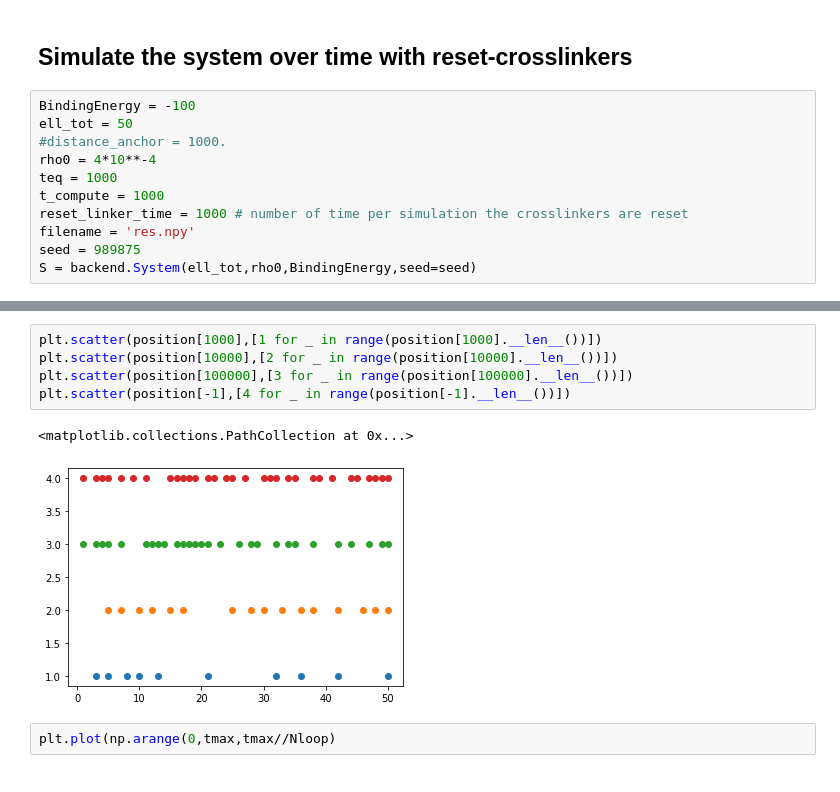
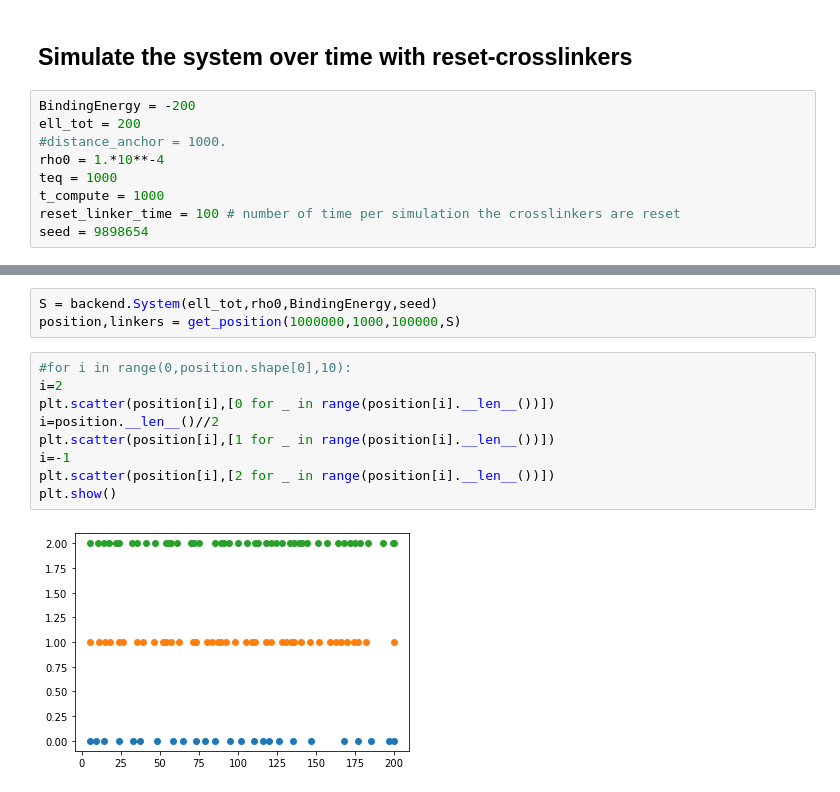
Before and after one commit to HugoLeRoy94/Aging_Condensate, a Jupyter notebook: distribution_linkers_along_L/compute_distribution.ipynb, the cells around one changed output, grey strips where cells are left out. Drawn from its saved outputs; the diff is of its cells as text.

```diff
--- a/distribution_linkers_along_L/compute_distribution.ipynb
+++ b/distribution_linkers_along_L/compute_distribution.ipynb
@@ -7,13 +102,11 @@ import System_backend as backend
 # %% [markdown]
 ## Simulate the system over time with reset-crosslinkers
 # %%
-BindingEnergy = -100
-ell_tot = 50
+BindingEnergy = -200
+ell_tot = 200
 #distance_anchor = 1000.
-rho0 = 4*10**-4
+rho0 = 1.*10**-4
 teq = 1000
 t_compute = 1000
-reset_linker_time = 1000 # number of time per simulation the crosslinkers are reset
-filename = 'res.npy'
-seed = 989875
-S = backend.System(ell_tot,rho0,BindingEnergy,seed=seed)
+reset_linker_time = 100 # number of time per simulation the crosslinkers are reset
+seed = 9898654
@@ -37,10 +113,14 @@ IndexError: index 1000 is out of bounds for axis 0 with size 1000
-# %%
-plt.scatter(position[1000],[1 for _ in range(position[1000].__len__())])
-plt.scatter(position[10000],[2 for _ in range(position[10000].__len__())])
-plt.scatter(position[100000],[3 for _ in range(position[100000].__len__())])
-plt.scatter(position[-1],[4 for _ in range(position[-1].__len__())])
-# %% [output]
-<matplotlib.collections.PathCollection at 0x...>
-[figure, removed]
-# %%
-plt.plot(np.arange(0,tmax,tmax//Nloop)
+# %%
+S = backend.System(ell_tot,rho0,BindingEnergy,seed)
+position,linkers = get_position(1000000,1000,100000,S)
+# %%
+#for i in range(0,position.shape[0],10):
+i=2
+plt.scatter(position[i],[0 for _ in range(position[i].__len__())])
+i=position.__len__()//2
+plt.scatter(position[i],[1 for _ in range(position[i].__len__())])
+i=-1
+plt.scatter(position[i],[2 for _ in range(position[i].__len__())])
+plt.show()
+# %% [output]
+[figure, added]
```
Also changed, not shown: parts of 15 cells of this notebook, 4 other files.
